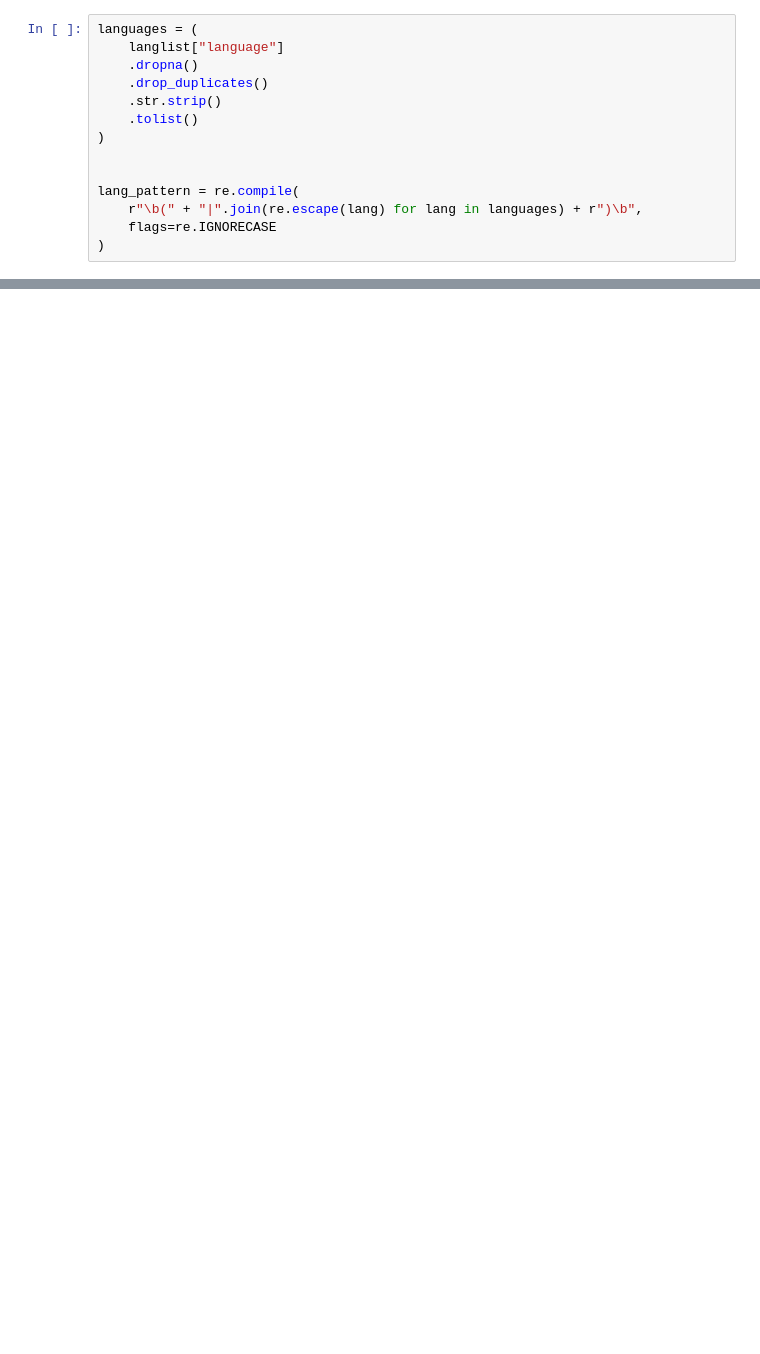
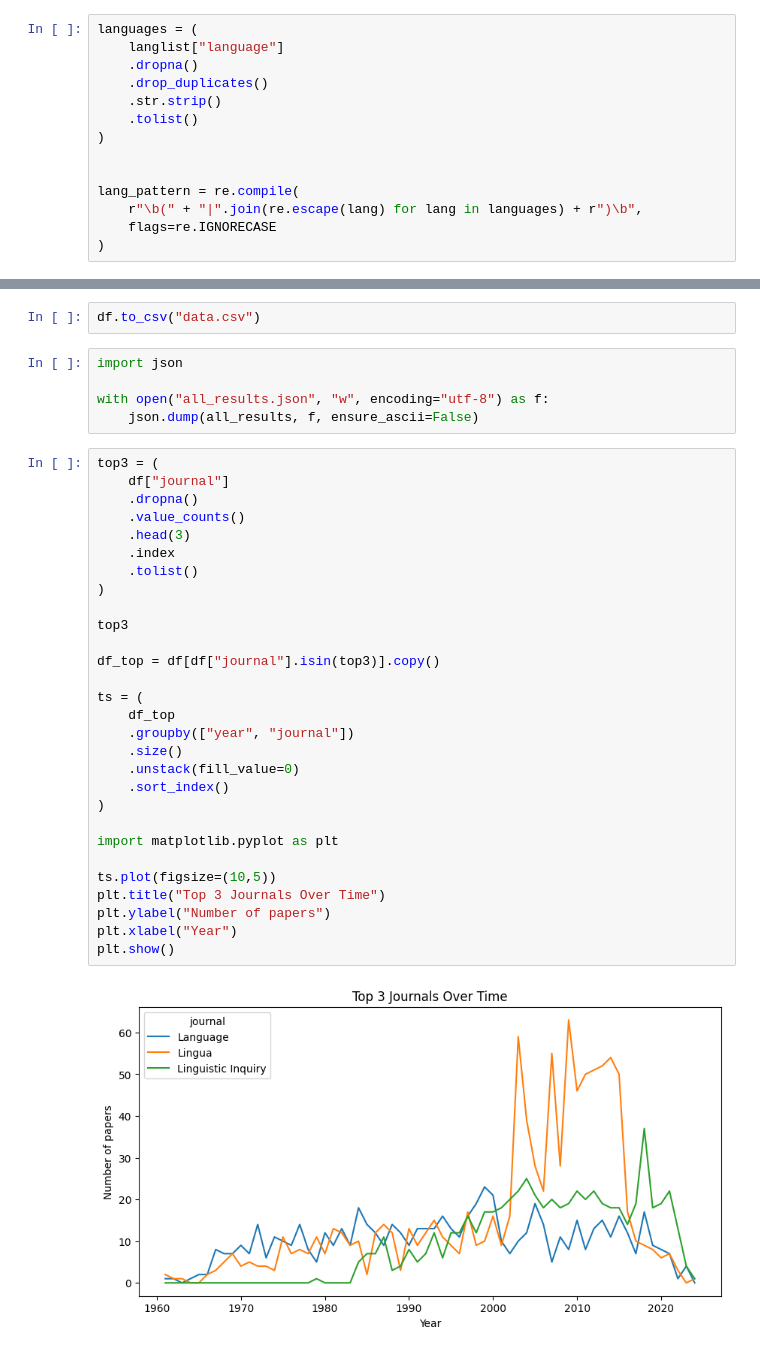
Before and after one commit to frprado/lingdash, a Jupyter notebook: pipeline/testing_notebook.ipynb, the cells around one changed output, grey strips where cells are left out. Cells and saved outputs as stored; diff of their text form; blank space fills up the shorter version.

```diff
--- a/pipeline/testing_notebook.ipynb
+++ b/pipeline/testing_notebook.ipynb
@@ -211,0 +294,38 @@ df[["title", "paper_country"]].head(10)
+# %%
+df.to_csv("data.csv")
+# %%
+import json
+
+with open("all_results.json", "w", encoding="utf-8") as f:
+    json.dump(all_results, f, ensure_ascii=False)
+# %%
+top3 = (
+    df["journal"]
+    .dropna()
+    .value_counts()
+    .head(3)
+    .index
+    .tolist()
+)
+
+top3
+
+df_top = df[df["journal"].isin(top3)].copy()
+
+ts = (
+    df_top
+    .groupby(["year", "journal"])
+    .size()
+    .unstack(fill_value=0)
+    .sort_index()
+)
+
+import matplotlib.pyplot as plt
+
+ts.plot(figsize=(10,5))
+plt.title("Top 3 Journals Over Time")
+plt.ylabel("Number of papers")
+plt.xlabel("Year")
+plt.show()
+# %% [output]
+[figure, added]
```
Also changed, not shown: parts of 12 cells of this notebook, 2 other files.
